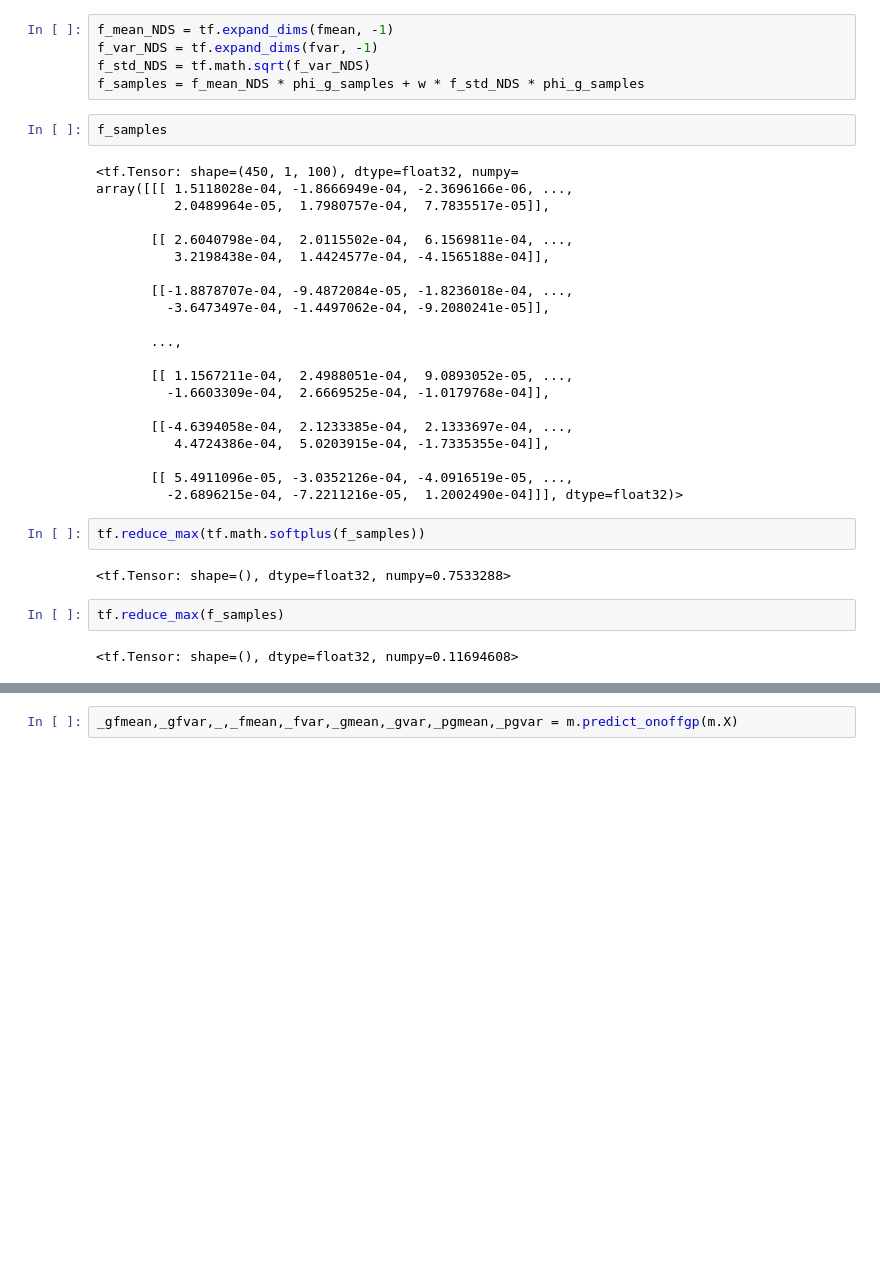
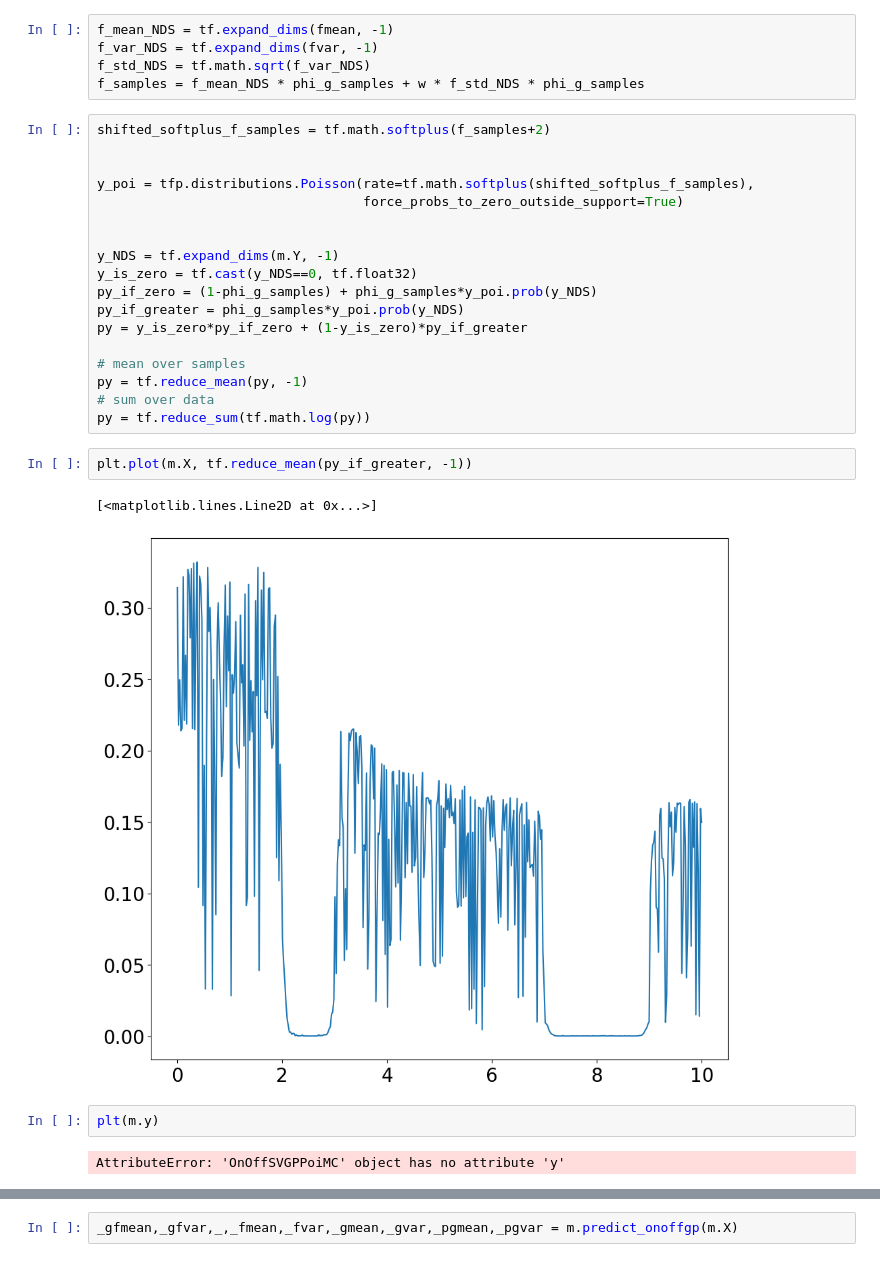
Before and after one commit to kheuton/zero-inflated-gp, a Jupyter notebook: Optimize MC Poi.ipynb, the cells around one changed output, grey strips where cells are left out. Cells and saved outputs as stored; diff of their text form; blank space fills up the shorter version.

```diff
--- a/Optimize MC Poi.ipynb
+++ b/Optimize MC Poi.ipynb
@@ -178,35 +178,31 @@ f_var_NDS = tf.expand_dims(fvar, -1)
 f_std_NDS = tf.math.sqrt(f_var_NDS)
 f_samples = f_mean_NDS * phi_g_samples + w * f_std_NDS * phi_g_samples
 # %%
-f_samples
+shifted_softplus_f_samples = tf.math.softplus(f_samples+2)
+
+
+y_poi = tfp.distributions.Poisson(rate=tf.math.softplus(shifted_softplus_f_samples),
+                                  force_probs_to_zero_outside_support=True)
+
+
+y_NDS = tf.expand_dims(m.Y, -1)
+y_is_zero = tf.cast(y_NDS==0, tf.float32)
+py_if_zero = (1-phi_g_samples) + phi_g_samples*y_poi.prob(y_NDS)
+py_if_greater = phi_g_samples*y_poi.prob(y_NDS)
+py = y_is_zero*py_if_zero + (1-y_is_zero)*py_if_greater
+
+# mean over samples
+py = tf.reduce_mean(py, -1)
+# sum over data
+py = tf.reduce_sum(tf.math.log(py))
-# %% [output]
-<tf.Tensor: shape=(450, 1, 100), dtype=float32, numpy=
-array([[[ 1.5118028e-04, -1.8666949e-04, -2.3696166e-06, ...,
-          2.0489964e-05,  1.7980757e-04,  7.7835517e-05]],
-
-       [[ 2.6040798e-04,  2.0115502e-04,  6.1569811e-04, ...,
-          3.2198438e-04,  1.4424577e-04, -4.1565188e-04]],
-
-       [[-1.8878707e-04, -9.4872084e-05, -1.8236018e-04, ...,
-         -3.6473497e-04, -1.4497062e-04, -9.2080241e-05]],
-
-       ...,
-
-       [[ 1.1567211e-04,  2.4988051e-04,  9.0893052e-05, ...,
-         -1.6603309e-04,  2.6669525e-04, -1.0179768e-04]],
-
-       [[-4.6394058e-04,  2.1233385e-04,  2.1333697e-04, ...,
-          4.4724386e-04,  5.0203915e-04, -1.7335355e-04]],
-
-       [[ 5.4911096e-05, -3.0352126e-04, -4.0916519e-05, ...,
-         -2.6896215e-04, -7.2211216e-05,  1.2002490e-04]]], dtype=float32)>
 # %%
-tf.reduce_max(tf.math.softplus(f_samples))
+plt.plot(m.X, tf.reduce_mean(py_if_greater, -1))
 # %% [output]
-<tf.Tensor: shape=(), dtype=float32, numpy=0.7533288>
+[<matplotlib.lines.Line2D at 0x...>]
+[figure, added]
 # %%
-tf.reduce_max(f_samples)
+plt(m.y)
 # %% [output]
-<tf.Tensor: shape=(), dtype=float32, numpy=0.11694608>
+AttributeError: 'OnOffSVGPPoiMC' object has no attribute 'y'
 # %%
 m.trainable_variables
```
Also changed, not shown: parts of 11 cells of this notebook, 2 other files.
